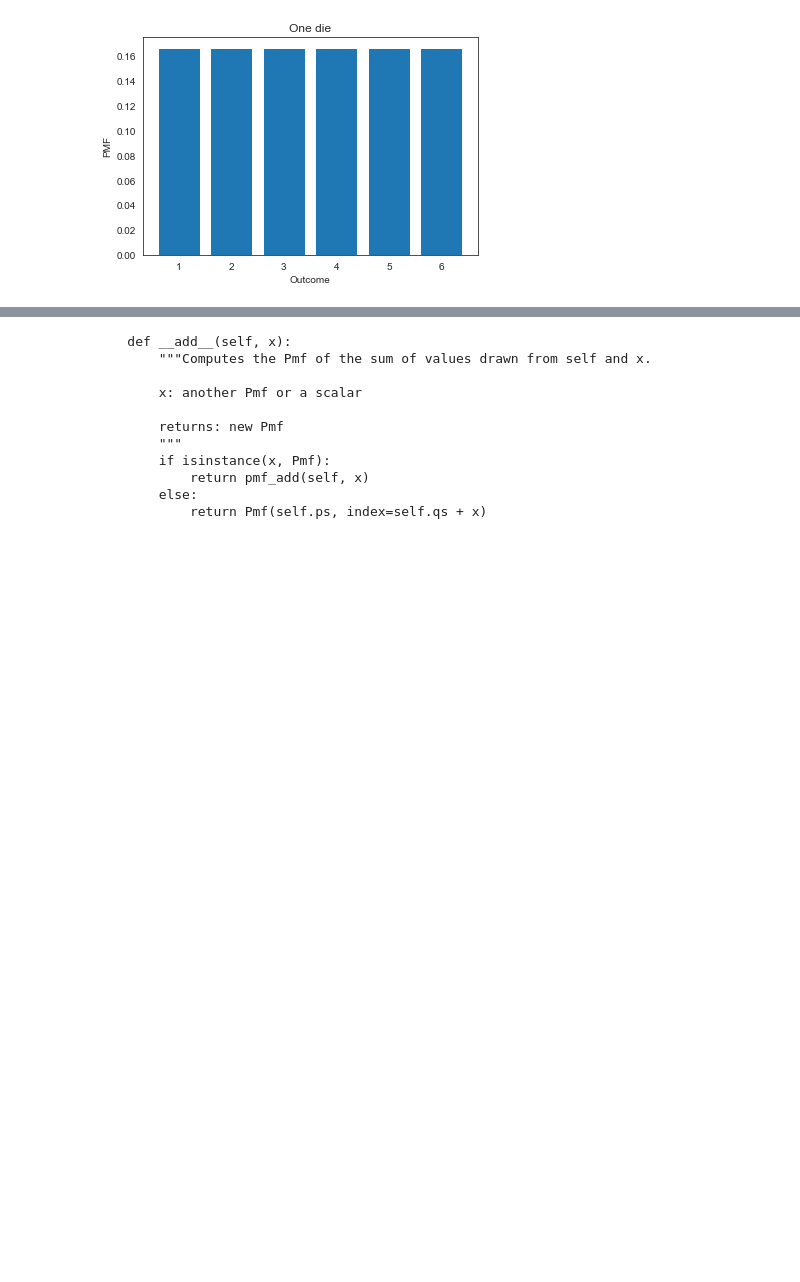
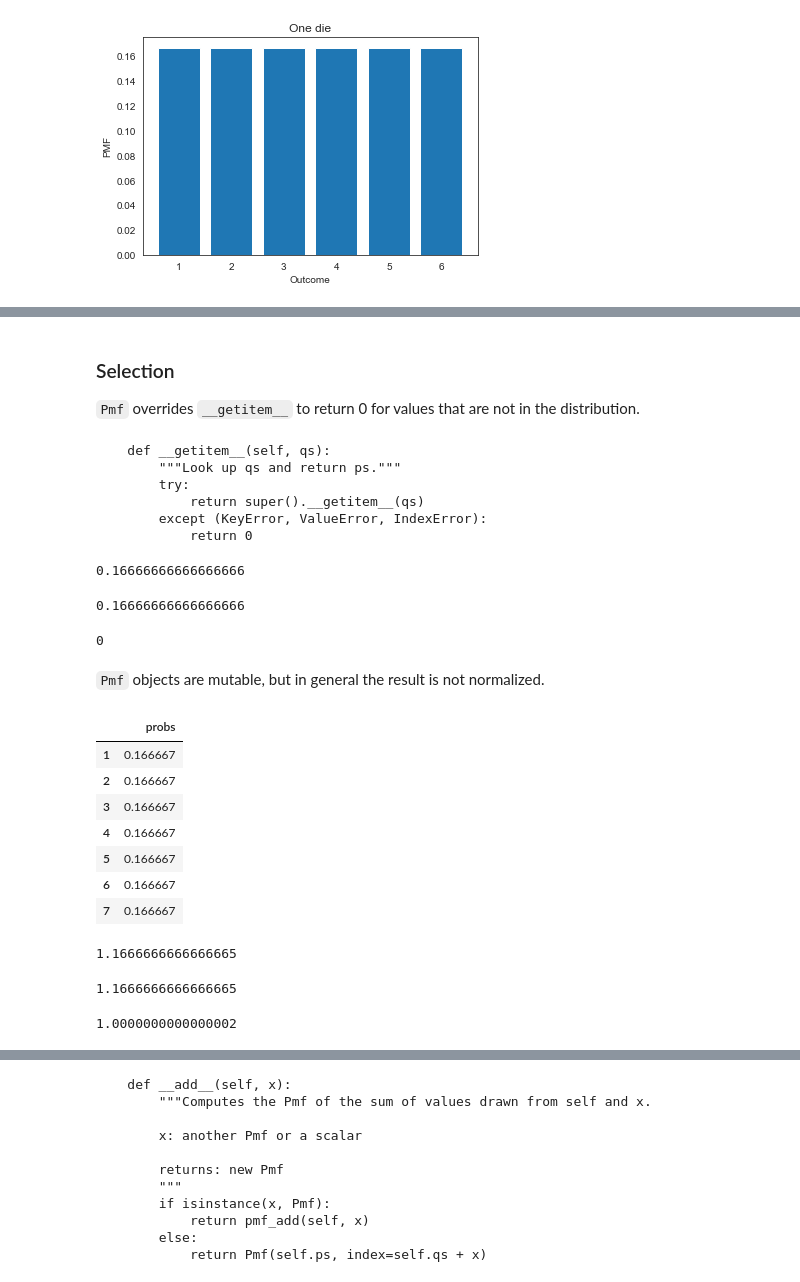
Before and after one commit to AllenDowney/empiricaldist, a Jupyter notebook: empyrical_dist/pmf.ipynb, the cells around one changed output, grey strips where cells are left out. Cells and saved outputs as stored; diff of their text form; code cells hidden in the pictures; blank space fills up the shorter version.

```diff
--- a/empyrical_dist/pmf.ipynb
+++ b/empyrical_dist/pmf.ipynb
@@ -171,0 +298,51 @@ decorate_dice('One die')
+# %% [markdown]
+### Selection
+
+`Pmf` overrides `__getitem__` to return 0 for values that are not in the distribution.
+# %%
+psource(Pmf.__getitem__)
+# %% [output]
+    def __getitem__(self, qs):
+        """Look up qs and return ps."""
+        try:
+            return super().__getitem__(qs)
+        except (KeyError, ValueError, IndexError):
+            return 0
+# %%
+d6[1]
+# %% [output]
+0.16666666666666666
+# %%
+d6[6]
+# %% [output]
+0.16666666666666666
+# %%
+d6[7]
+# %% [output]
+0
+# %% [markdown]
+`Pmf` objects are mutable, but in general the result is not normalized.
+# %%
+d6[7] = 1/6
+d6
+# %% [output]
+|  | probs |
+| 1 | 0.166667 |
+| 2 | 0.166667 |
+| 3 | 0.166667 |
+| 4 | 0.166667 |
+| 5 | 0.166667 |
+| 6 | 0.166667 |
+| 7 | 0.166667 |
+# %%
+d6.sum()
+# %% [output]
+1.1666666666666665
+# %%
+d6.normalize()
+# %% [output]
+1.1666666666666665
+# %%
+d6.sum()
+# %% [output]
+1.0000000000000002
```
Also changed, not shown: parts of 116 cells of this notebook, 3 other files.
